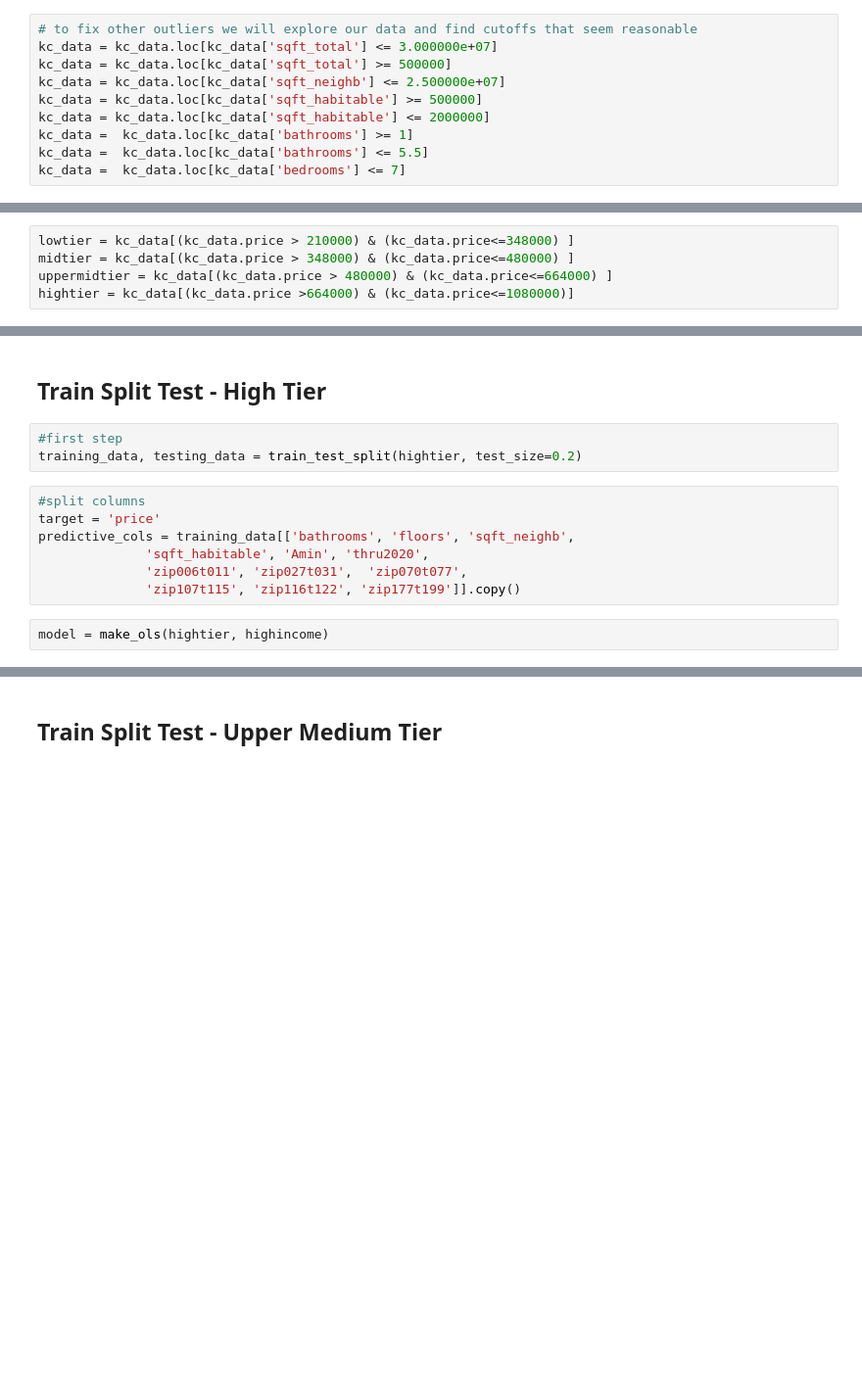
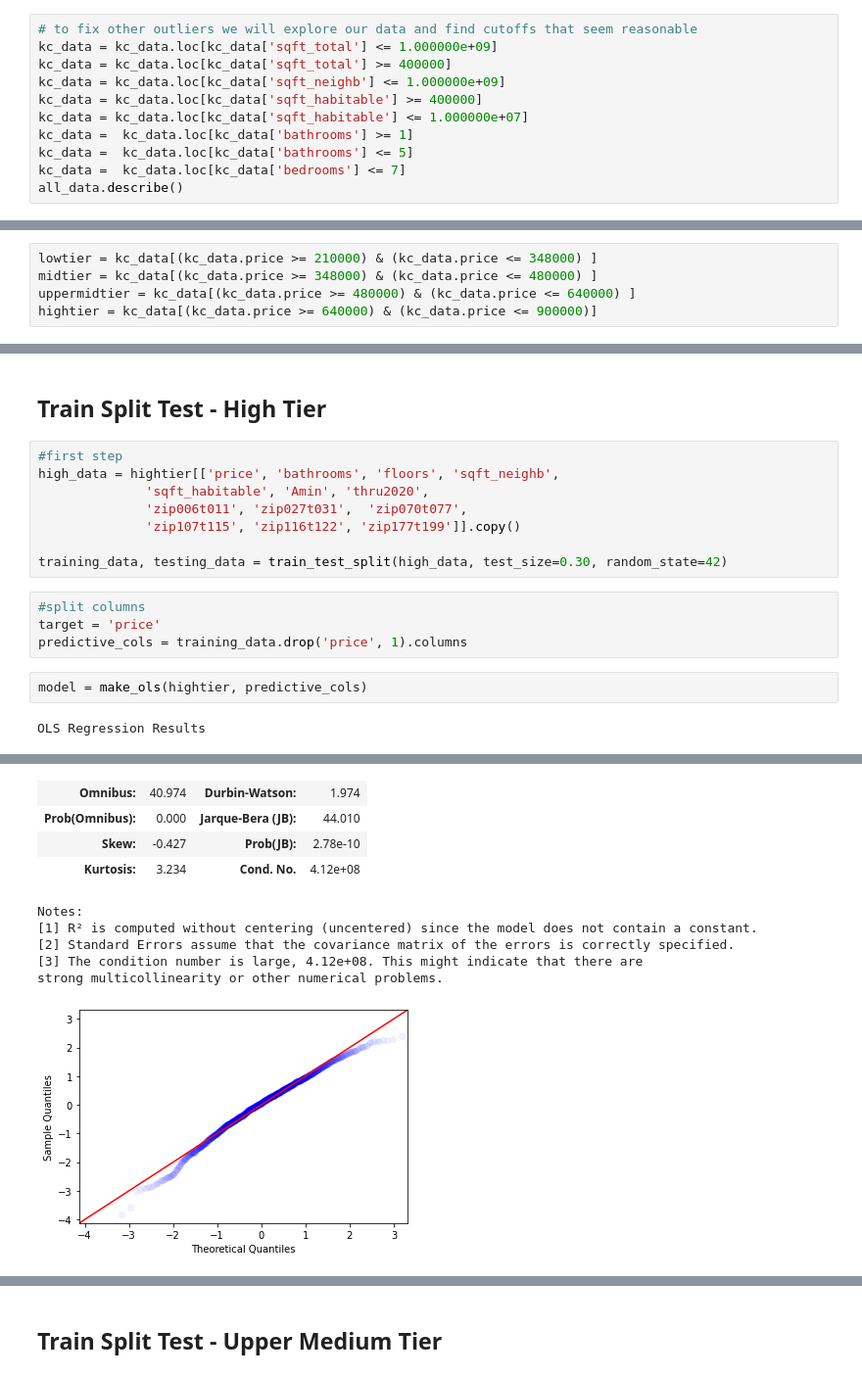
Before and after one commit to BlueViper8907/King-County-Housing-Regression, a Jupyter notebook: cody_OSEMN.ipynb, the cells around one changed output, grey strips where cells are left out. Shown at 98% size. Saved outputs shown, nothing was run; the diff lists cells and outputs as text; blank space fills up the shorter version.

Commit message:
had messed up the order of a few cells when rearranging before,fixed that and some other small things

```diff
--- a/cody_OSEMN.ipynb
+++ b/cody_OSEMN.ipynb
@@ -353,11 +490,12 @@ kc_data[kc_data['bedrooms'] == 33]
 kc_data[kc_data['bedrooms'] == 33] = kc_data[kc_data['bedrooms'] == 33].replace(33,3)
 # %%
 # to fix other outliers we will explore our data and find cutoffs that seem reasonable
-kc_data = kc_data.loc[kc_data['sqft_total'] <= 3.000000e+07]
-kc_data = kc_data.loc[kc_data['sqft_total'] >= 500000]
-kc_data = kc_data.loc[kc_data['sqft_neighb'] <= 2.500000e+07]
-kc_data = kc_data.loc[kc_data['sqft_habitable'] >= 500000]
-kc_data = kc_data.loc[kc_data['sqft_habitable'] <= 2000000]
+kc_data = kc_data.loc[kc_data['sqft_total'] <= 1.000000e+09]
+kc_data = kc_data.loc[kc_data['sqft_total'] >= 400000]
+kc_data = kc_data.loc[kc_data['sqft_neighb'] <= 1.000000e+09]
+kc_data = kc_data.loc[kc_data['sqft_habitable'] >= 400000]
+kc_data = kc_data.loc[kc_data['sqft_habitable'] <= 1.000000e+07]
 kc_data =  kc_data.loc[kc_data['bathrooms'] >= 1]
-kc_data =  kc_data.loc[kc_data['bathrooms'] <= 5.5]
+kc_data =  kc_data.loc[kc_data['bathrooms'] <= 5]
 kc_data =  kc_data.loc[kc_data['bedrooms'] <= 7]
+all_data.describe()
@@ -364,10 +512,10 @@ kc_data =  kc_data.loc[kc_data['bedrooms'] <= 7]
 # %% [markdown]
 # The Final Model
 # %%
-lowtier = kc_data[(kc_data.price > 210000) & (kc_data.price<=348000) ]
-midtier = kc_data[(kc_data.price > 348000) & (kc_data.price<=480000) ]
-uppermidtier = kc_data[(kc_data.price > 480000) & (kc_data.price<=664000) ]
-hightier = kc_data[(kc_data.price >664000) & (kc_data.price<=1080000)]
+lowtier = kc_data[(kc_data.price >= 210000) & (kc_data.price <= 348000) ]
+midtier = kc_data[(kc_data.price >= 348000) & (kc_data.price <= 480000) ]
+uppermidtier = kc_data[(kc_data.price >= 480000) & (kc_data.price <= 640000) ]
+hightier = kc_data[(kc_data.price >= 640000) & (kc_data.price <= 900000)]
 # %%
 lowincome = ['bathrooms', 'lat', 'long',  'sqft_habitable',
              'view1', 'view2', 'view3', 'Cpl', 'Bmin', 'B',
@@ -438,14 +722,18 @@ lowtier['sqft_total'].describe()
 # %% [markdown]
 ## Train Split Test - High Tier
-# %%
-#first step
-training_data, testing_data = train_test_split(hightier, test_size=0.2)
 # %%
-#split columns
-target = 'price'
-predictive_cols = training_data[['bathrooms', 'floors', 'sqft_neighb',
+#first step
+high_data = hightier[['price', 'bathrooms', 'floors', 'sqft_neighb',
               'sqft_habitable', 'Amin', 'thru2020',
               'zip006t011', 'zip027t031',  'zip070t077',
               'zip107t115', 'zip116t122', 'zip177t199']].copy()
+
+training_data, testing_data = train_test_split(high_data, test_size=0.30, random_state=42)
+# %%
+#split columns
+target = 'price'
+predictive_cols = training_data.drop('price', 1).columns
 # %%
-model = make_ols(hightier, highincome)
+model = make_ols(hightier, predictive_cols)
+# %% [output]
+OLS Regression Results
@@ -452,3 +762,13 @@ model = make_ols(hightier, highincome)
+| Omnibus: | 40.974 | Durbin-Watson: | 1.974 |
+| Prob(Omnibus): | 0.000 | Jarque-Bera (JB): | 44.010 |
+| Skew: | -0.427 | Prob(JB): | 2.78e-10 |
+| Kurtosis: | 3.234 | Cond. No. | 4.12e+08 |
+Notes:
+[1] R² is computed without centering (uncentered) since the model does not contain a constant.
+[2] Standard Errors assume that the covariance matrix of the errors is correctly specified.
+[3] The condition number is large, 4.12e+08. This might indicate that there are
+strong multicollinearity or other numerical problems.
+[figure, added]
 # %%
 # predictions
 y_pred_train = model.predict(training_data[predictive_cols])
```
Also changed, not shown: parts of 54 cells of this notebook, 1 other file.
